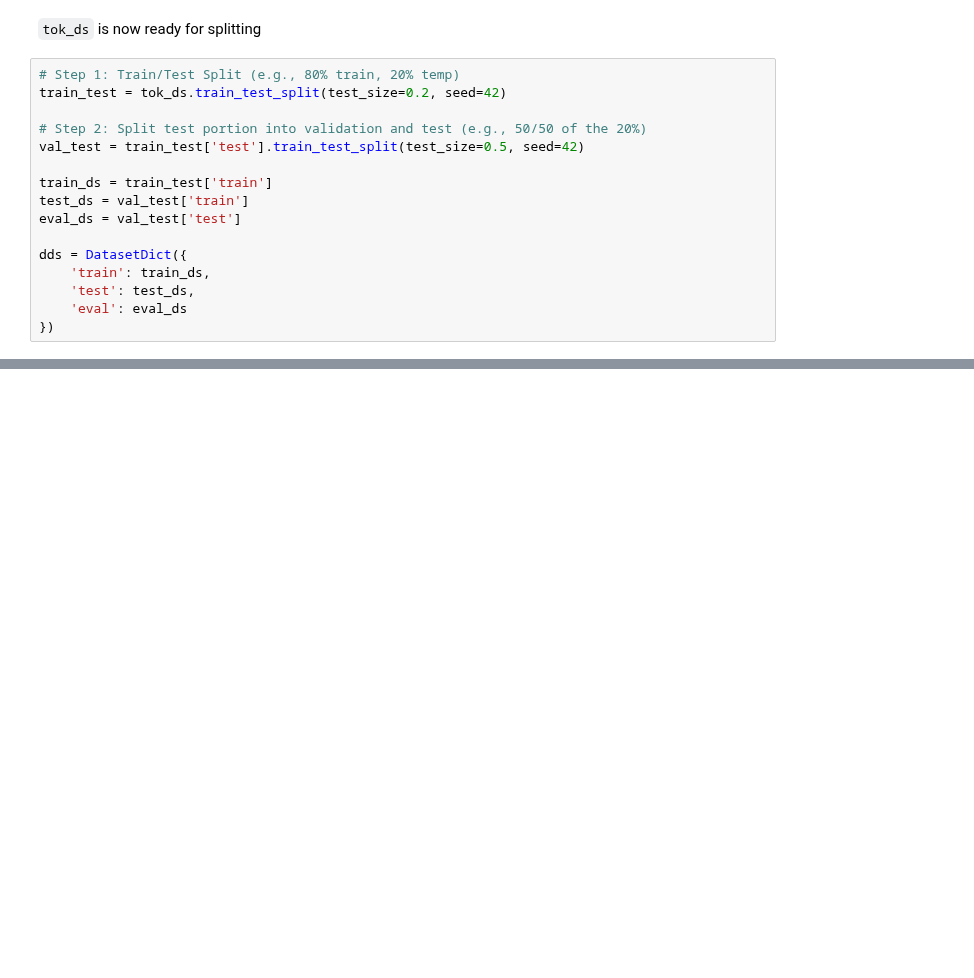
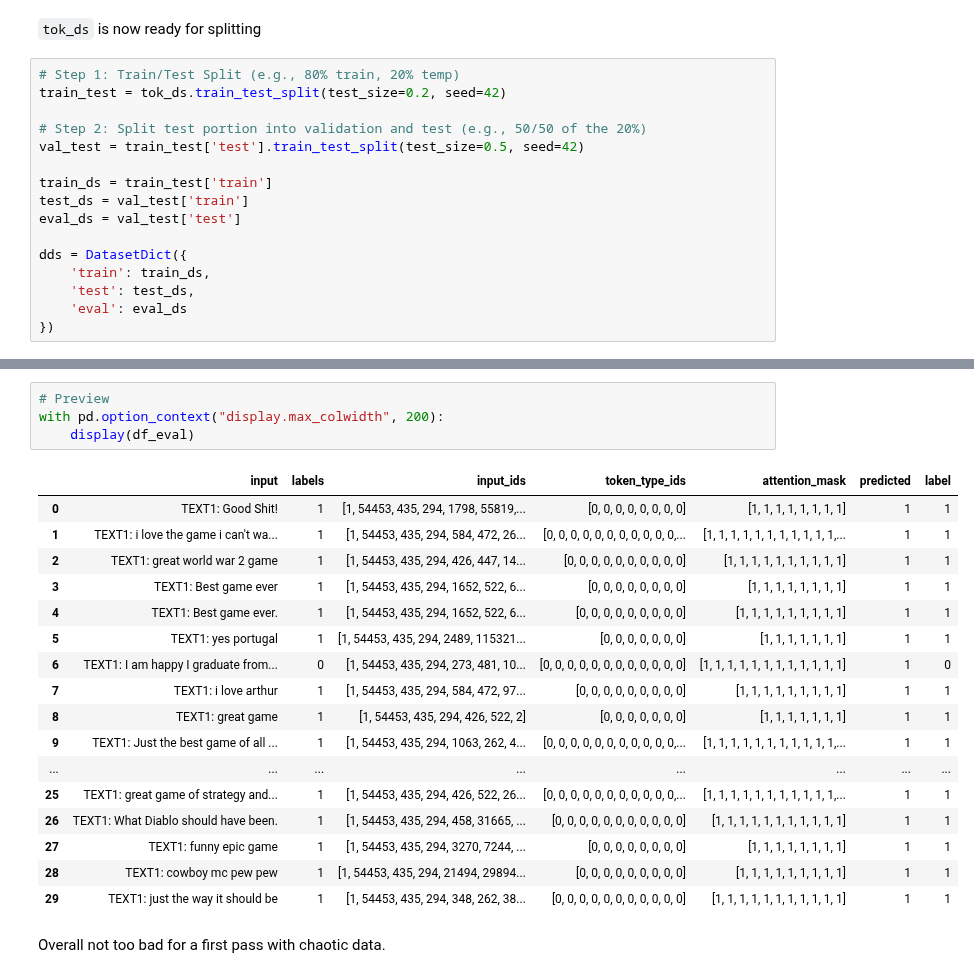
Before and after one commit to morescode-pm/kaggle-fastai, a Jupyter notebook: chapter3/nlp-steam.ipynb, the cells around one changed output, grey strips where cells are left out. Cells and saved outputs as stored; diff of their text form; blank space fills up the shorter version.

```diff
--- a/chapter3/nlp-steam.ipynb
+++ b/chapter3/nlp-steam.ipynb
@@ -565,0 +662,24 @@ display(df_eval)
+# %%
+# Preview
+with pd.option_context("display.max_colwidth", 200):
+    display(df_eval)
+# %% [output]
+|  | input | labels | input_ids | token_type_ids | attention_mask | predicted | label |
+| 0 | TEXT1: Good Shit! | 1 | [1, 54453, 435, 294, 1798, 55819,... | [0, 0, 0, 0, 0, 0, 0, 0] | [1, 1, 1, 1, 1, 1, 1, 1] | 1 | 1 |
+| 1 | TEXT1: i love the game i can't wa... | 1 | [1, 54453, 435, 294, 584, 472, 26... | [0, 0, 0, 0, 0, 0, 0, 0, 0, 0, 0,... | [1, 1, 1, 1, 1, 1, 1, 1, 1, 1, 1,... | 1 | 1 |
+| 2 | TEXT1: great world war 2 game | 1 | [1, 54453, 435, 294, 426, 447, 14... | [0, 0, 0, 0, 0, 0, 0, 0, 0, 0] | [1, 1, 1, 1, 1, 1, 1, 1, 1, 1] | 1 | 1 |
+| 3 | TEXT1: Best game ever | 1 | [1, 54453, 435, 294, 1652, 522, 6... | [0, 0, 0, 0, 0, 0, 0, 0] | [1, 1, 1, 1, 1, 1, 1, 1] | 1 | 1 |
+| 4 | TEXT1: Best game ever. | 1 | [1, 54453, 435, 294, 1652, 522, 6... | [0, 0, 0, 0, 0, 0, 0, 0, 0] | [1, 1, 1, 1, 1, 1, 1, 1, 1] | 1 | 1 |
+| 5 | TEXT1: yes portugal | 1 | [1, 54453, 435, 294, 2489, 115321... | [0, 0, 0, 0, 0, 0, 0] | [1, 1, 1, 1, 1, 1, 1] | 1 | 1 |
+| 6 | TEXT1: I am happy I graduate from... | 0 | [1, 54453, 435, 294, 273, 481, 10... | [0, 0, 0, 0, 0, 0, 0, 0, 0, 0, 0, 0] | [1, 1, 1, 1, 1, 1, 1, 1, 1, 1, 1, 1] | 1 | 0 |
+| 7 | TEXT1: i love arthur | 1 | [1, 54453, 435, 294, 584, 472, 97... | [0, 0, 0, 0, 0, 0, 0, 0, 0] | [1, 1, 1, 1, 1, 1, 1, 1, 1] | 1 | 1 |
+| 8 | TEXT1: great game | 1 | [1, 54453, 435, 294, 426, 522, 2] | [0, 0, 0, 0, 0, 0, 0] | [1, 1, 1, 1, 1, 1, 1] | 1 | 1 |
+| 9 | TEXT1: Just the best game of all ... | 1 | [1, 54453, 435, 294, 1063, 262, 4... | [0, 0, 0, 0, 0, 0, 0, 0, 0, 0, 0,... | [1, 1, 1, 1, 1, 1, 1, 1, 1, 1, 1,... | 1 | 1 |
+| ... | ... | ... | ... | ... | ... | ... | ... |
+| 25 | TEXT1: great game of strategy and... | 1 | [1, 54453, 435, 294, 426, 522, 26... | [0, 0, 0, 0, 0, 0, 0, 0, 0, 0, 0,... | [1, 1, 1, 1, 1, 1, 1, 1, 1, 1, 1,... | 1 | 1 |
+| 26 | TEXT1: What Diablo should have been. | 1 | [1, 54453, 435, 294, 458, 31665, ... | [0, 0, 0, 0, 0, 0, 0, 0, 0, 0, 0] | [1, 1, 1, 1, 1, 1, 1, 1, 1, 1, 1] | 1 | 1 |
+| 27 | TEXT1: funny epic game | 1 | [1, 54453, 435, 294, 3270, 7244, ... | [0, 0, 0, 0, 0, 0, 0, 0] | [1, 1, 1, 1, 1, 1, 1, 1] | 1 | 1 |
+| 28 | TEXT1: cowboy mc pew pew | 1 | [1, 54453, 435, 294, 21494, 29894... | [0, 0, 0, 0, 0, 0, 0, 0, 0] | [1, 1, 1, 1, 1, 1, 1, 1, 1] | 1 | 1 |
+| 29 | TEXT1: just the way it should be | 1 | [1, 54453, 435, 294, 348, 262, 38... | [0, 0, 0, 0, 0, 0, 0, 0, 0, 0, 0] | [1, 1, 1, 1, 1, 1, 1, 1, 1, 1, 1] | 1 | 1 |
+# %% [markdown]
+Overall not too bad for a first pass with chaotic data.
```
Also changed, not shown: parts of 45 cells of this notebook.
